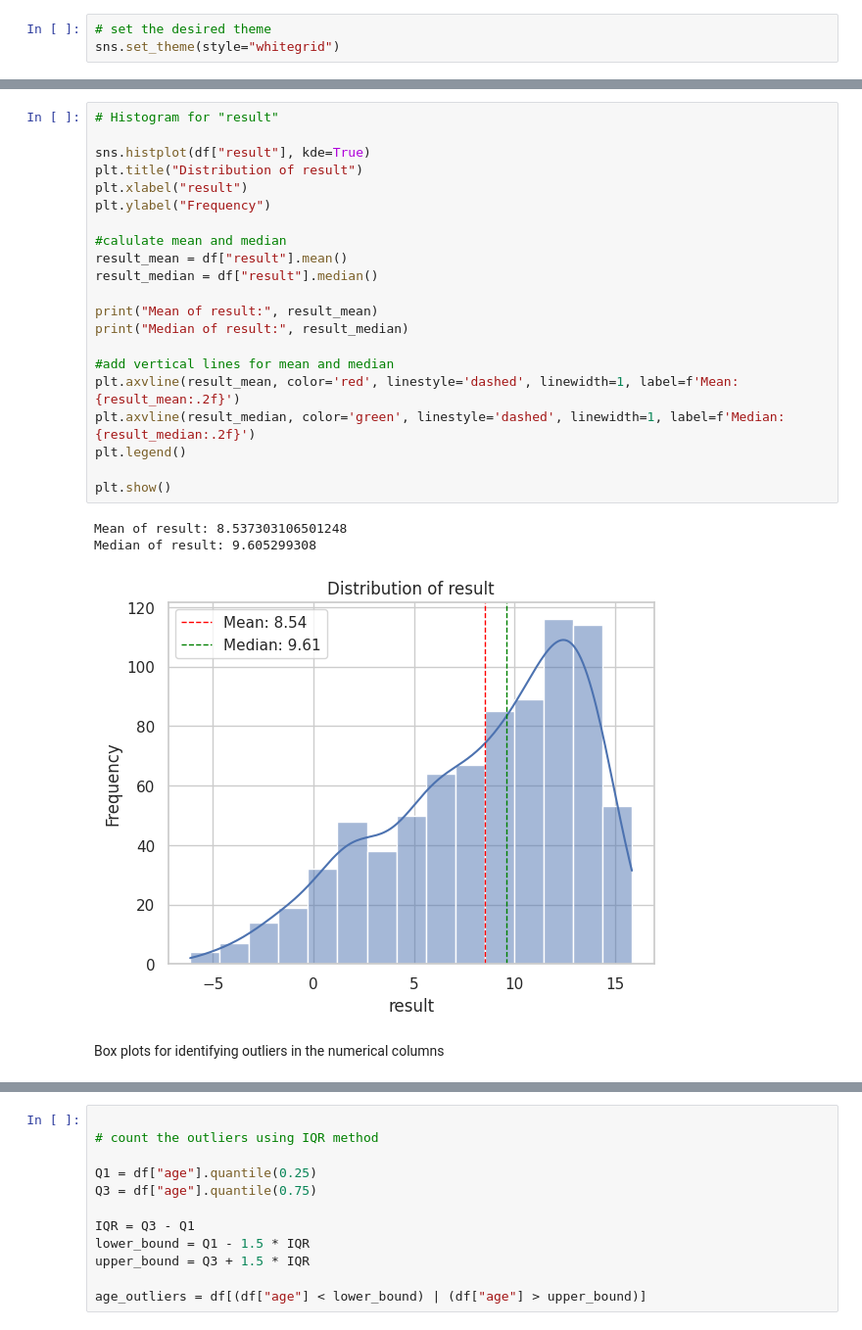
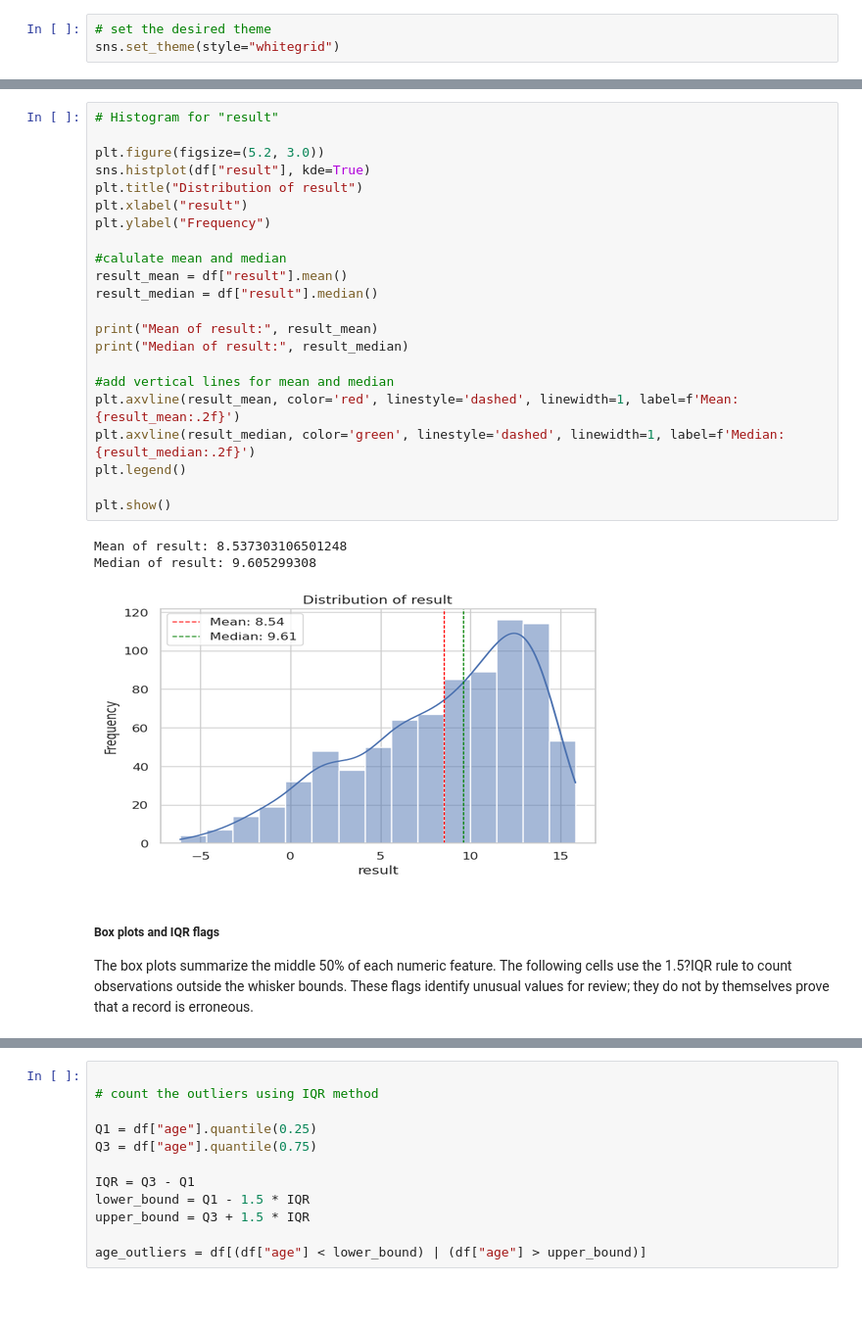
Before and after one commit to govindkh04/Autism-Prediction, a Jupyter notebook: Autism_Prediction.ipynb, the cells around one changed output, grey strips where cells are left out. Shown at 98% size. Saved outputs shown, nothing was run; the diff lists cells and outputs as text; blank space fills up the shorter version.

```diff
--- a/Autism_Prediction.ipynb
+++ b/Autism_Prediction.ipynb
@@ -258,30 +274,33 @@ Median of Age: 24.0
 # %%
 # Histogram for "result"
 
+plt.figure(figsize=(5.2, 3.0))
 sns.histplot(df["result"], kde=True)
 plt.title("Distribution of result")
 plt.xlabel("result")
 plt.ylabel("Frequency")
 
 #calulate mean and median
 result_mean = df["result"].mean()
 result_median = df["result"].median()
 
 print("Mean of result:", result_mean)
 print("Median of result:", result_median)
 
 #add vertical lines for mean and median
 plt.axvline(result_mean, color='red', linestyle='dashed', linewidth=1, label=f'Mean: {result_mean:.2f}')
 plt.axvline(result_median, color='green', linestyle='dashed', linewidth=1, label=f'Median: {result_median:.2f}')
 plt.legend()
 
 plt.show()
 # %% [output]
 Mean of result: 8.537303106501248
 Median of result: 9.605299308
-[figure, old version]
+[figure, new version]
-# %% [markdown]
-Box plots for identifying outliers in the  numerical columns
+# %% [markdown]
+##### Box plots and IQR flags
+
+The box plots summarize the middle 50% of each numeric feature. The following cells use the 1.5?IQR rule to count observations outside the whisker bounds. These flags identify unusual values for review; they do not by themselves prove that a record is erroneous.
 # %%
 # box plots
 
```
Also changed, not shown: parts of 50 cells of this notebook, 1 other file.
